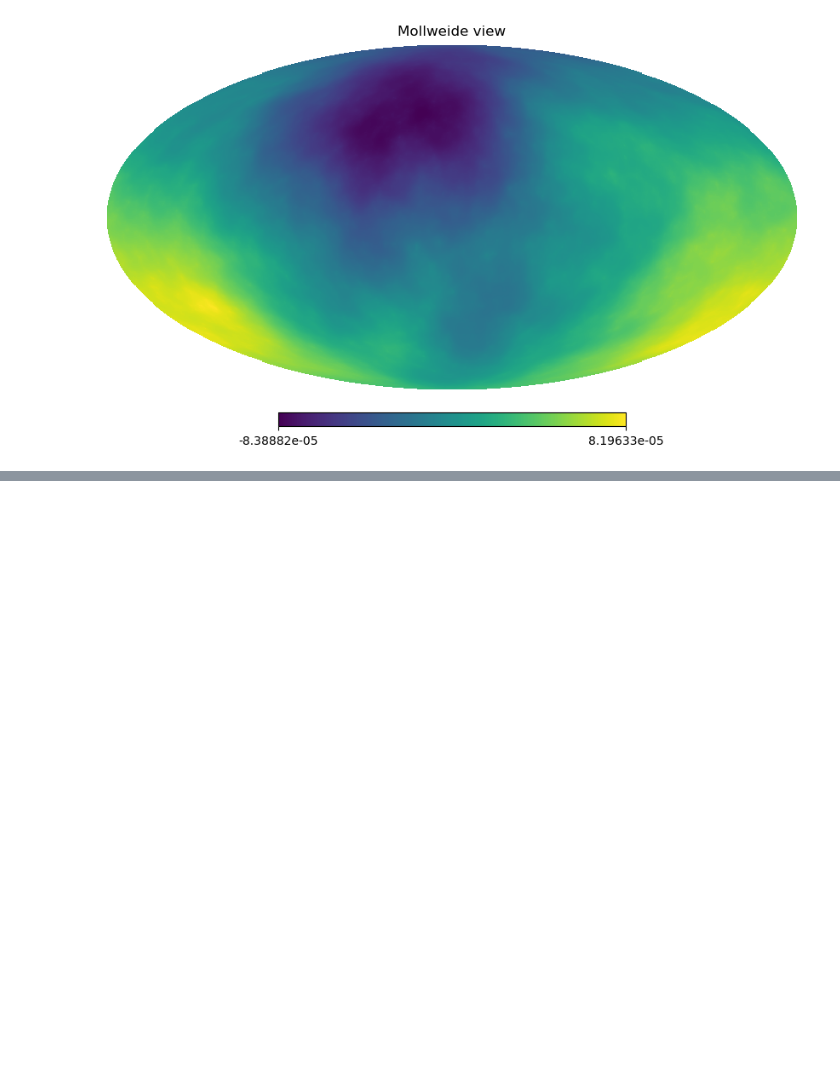
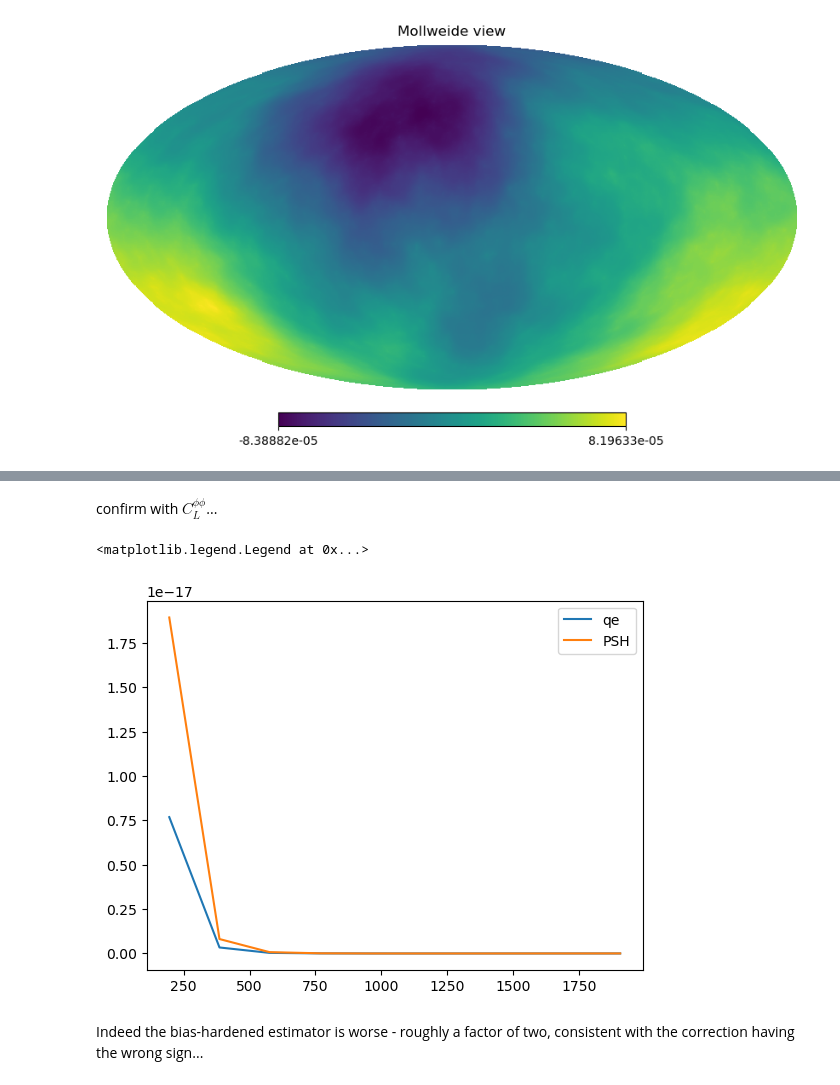
Before and after one commit to simonsobs/fgbias, a Jupyter notebook: examples/bh_test.ipynb, the cells around one changed output, grey strips where cells are left out. Drawn from its saved outputs; the diff is of its cells as text; code cells hidden in the pictures; blank space fills up the shorter version.

```diff
--- a/examples/bh_test.ipynb
+++ b/examples/bh_test.ipynb
@@ -182,0 +174,20 @@ ax.set_yscale('log')
+# %% [markdown]
+confirm with $C_L^{\phi\phi}$...
+# %%
+%matplotlib inline
+
+fig,ax=plt.subplots()
+
+#function for binning Cl
+binner = ClBinner(lmin=lmin, lmax=lmax, nbin=10)
+
+ax.plot(binner.bin_mids, binner(
+    curvedsky.alm2cl(phi, phi)), label="qe")
+ax.plot(binner.bin_mids, binner(
+    curvedsky.alm2cl(phi, phi_psh)), label="PSH")
+ax.legend()
+# %% [output]
+<matplotlib.legend.Legend at 0x...>
+[figure, added]
+# %% [markdown]
+Indeed the bias-hardened estimator is worse - roughly a factor of two, consistent with the correction having the wrong sign...
```
Also changed, not shown: parts of 20 cells of this notebook.
